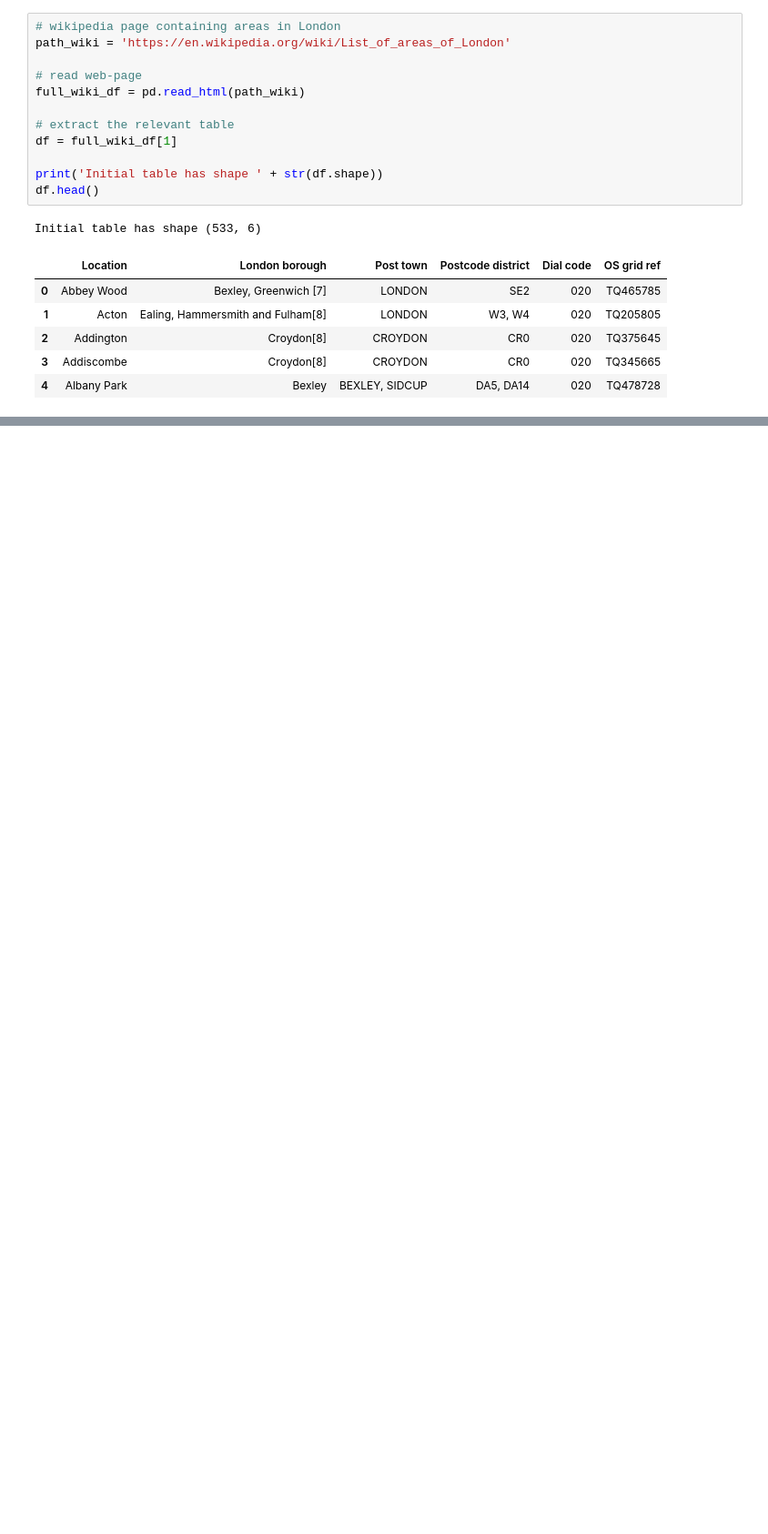
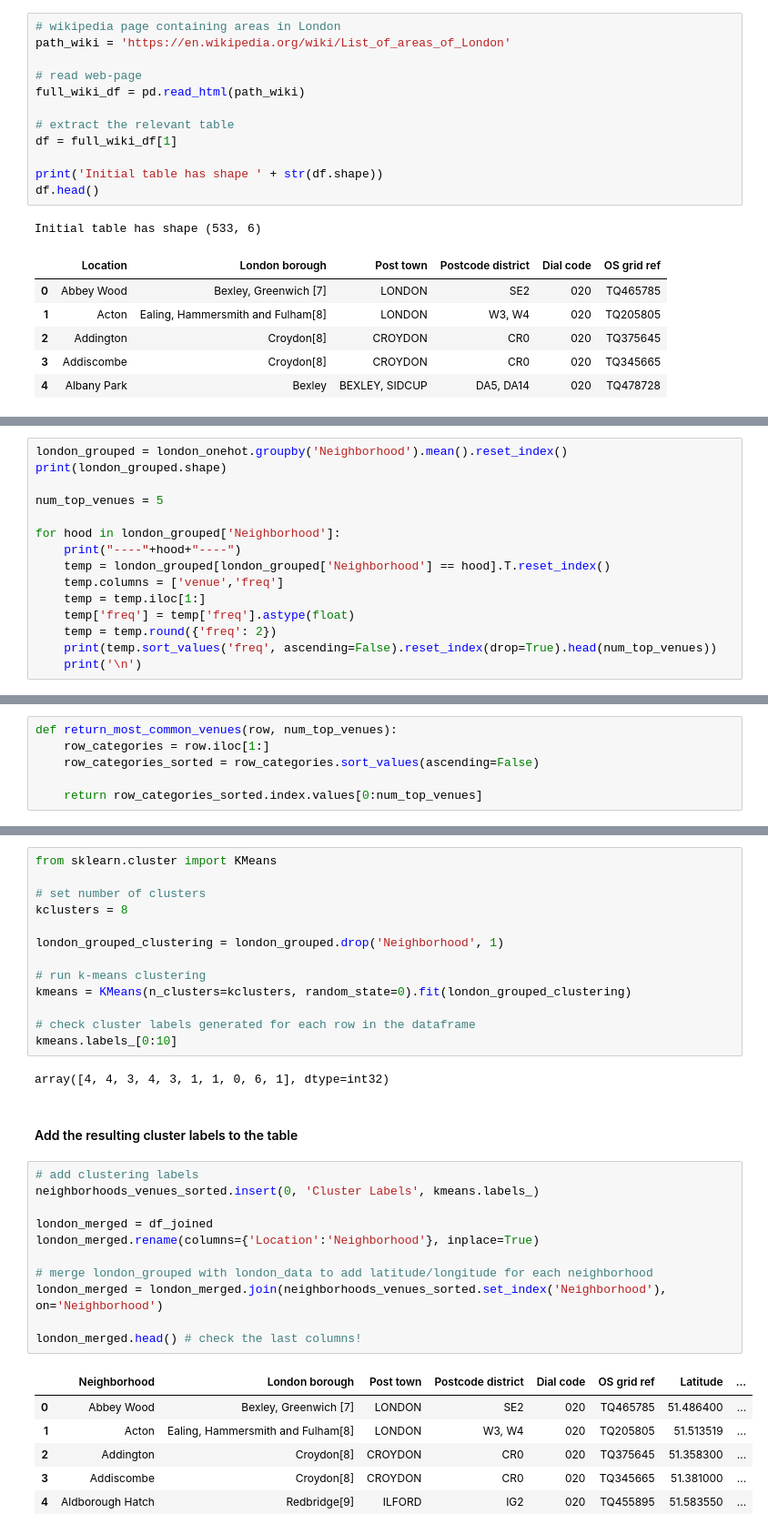
Before and after one commit to sc458/Coursera_Capstone, a Jupyter notebook: Project Notebook.ipynb, the cells around one changed output, grey strips where cells are left out. Shown: that part at 91% size. Saved outputs shown, nothing was run; the diff lists cells and outputs as text; blank space fills up the shorter version.

```diff
--- a/Project Notebook.ipynb
+++ b/Project Notebook.ipynb
@@ -174,0 +369,15 @@ if not hasattr(streaming_body_1, "__iter__"): streaming_body_1.__iter__ = types.
+# %%
+london_grouped = london_onehot.groupby('Neighborhood').mean().reset_index()
+print(london_grouped.shape)
+
+num_top_venues = 5
+
+for hood in london_grouped['Neighborhood']:
+    print("----"+hood+"----")
+    temp = london_grouped[london_grouped['Neighborhood'] == hood].T.reset_index()
+    temp.columns = ['venue','freq']
+    temp = temp.iloc[1:]
+    temp['freq'] = temp['freq'].astype(float)
+    temp = temp.round({'freq': 2})
+    print(temp.sort_values('freq', ascending=False).reset_index(drop=True).head(num_top_venues))
+    print('\n')
@@ -174,0 +404,6 @@ if not hasattr(streaming_body_1, "__iter__"): streaming_body_1.__iter__ = types.
+# %%
+def return_most_common_venues(row, num_top_venues):
+    row_categories = row.iloc[1:]
+    row_categories_sorted = row_categories.sort_values(ascending=False)
+
+    return row_categories_sorted.index.values[0:num_top_venues]
@@ -174,0 +444,35 @@ if not hasattr(streaming_body_1, "__iter__"): streaming_body_1.__iter__ = types.
+# %%
+from sklearn.cluster import KMeans
+
+# set number of clusters
+kclusters = 8
+
+london_grouped_clustering = london_grouped.drop('Neighborhood', 1)
+
+# run k-means clustering
+kmeans = KMeans(n_clusters=kclusters, random_state=0).fit(london_grouped_clustering)
+
+# check cluster labels generated for each row in the dataframe
+kmeans.labels_[0:10]
+# %% [output]
+array([4, 4, 3, 4, 3, 1, 1, 0, 6, 1], dtype=int32)
+# %% [markdown]
+#### Add the resulting cluster labels to the table
+# %%
+# add clustering labels
+neighborhoods_venues_sorted.insert(0, 'Cluster Labels', kmeans.labels_)
+
+london_merged = df_joined
+london_merged.rename(columns={'Location':'Neighborhood'}, inplace=True)
+
+# merge london_grouped with london_data to add latitude/longitude for each neighborhood
+london_merged = london_merged.join(neighborhoods_venues_sorted.set_index('Neighborhood'), on='Neighborhood')
+
+london_merged.head() # check the last columns!
+# %% [output]
+|  | Neighborhood | London borough | Post town | Postcode district | Dial code | OS grid ref | Latitude | ... |
+| 0 | Abbey Wood | Bexley, Greenwich [7] | LONDON | SE2 | 020 | TQ465785 | 51.486400 | ... |
+| 1 | Acton | Ealing, Hammersmith and Fulham[8] | LONDON | W3, W4 | 020 | TQ205805 | 51.513519 | ... |
+| 2 | Addington | Croydon[8] | CROYDON | CR0 | 020 | TQ375645 | 51.358300 | ... |
+| 3 | Addiscombe | Croydon[8] | CROYDON | CR0 | 020 | TQ345665 | 51.381000 | ... |
+| 4 | Aldborough Hatch | Redbridge[9] | ILFORD | IG2 | 020 | TQ455895 | 51.583550 | ... |
```
Also changed, not shown: parts of 51 cells of this notebook.
